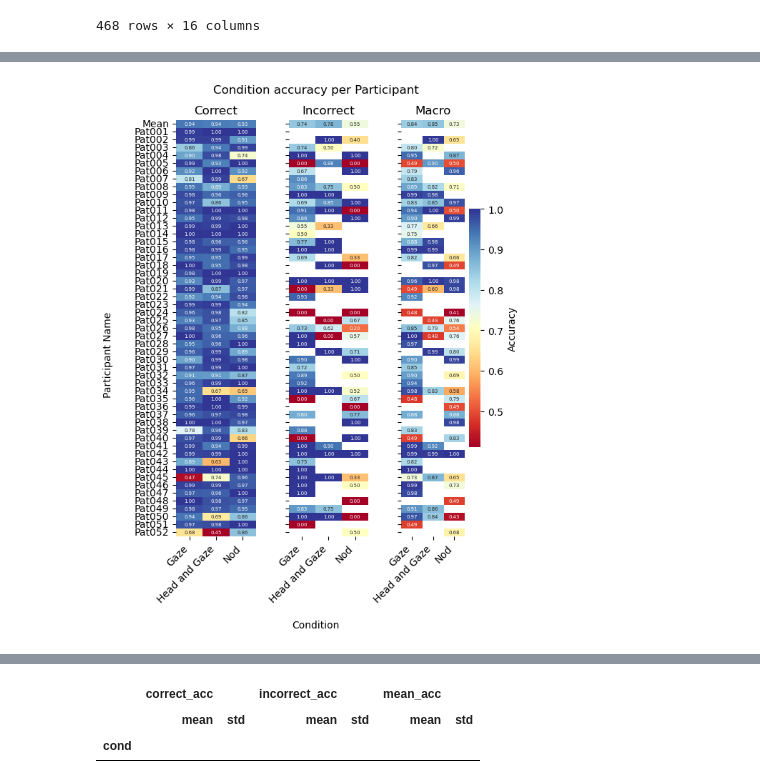
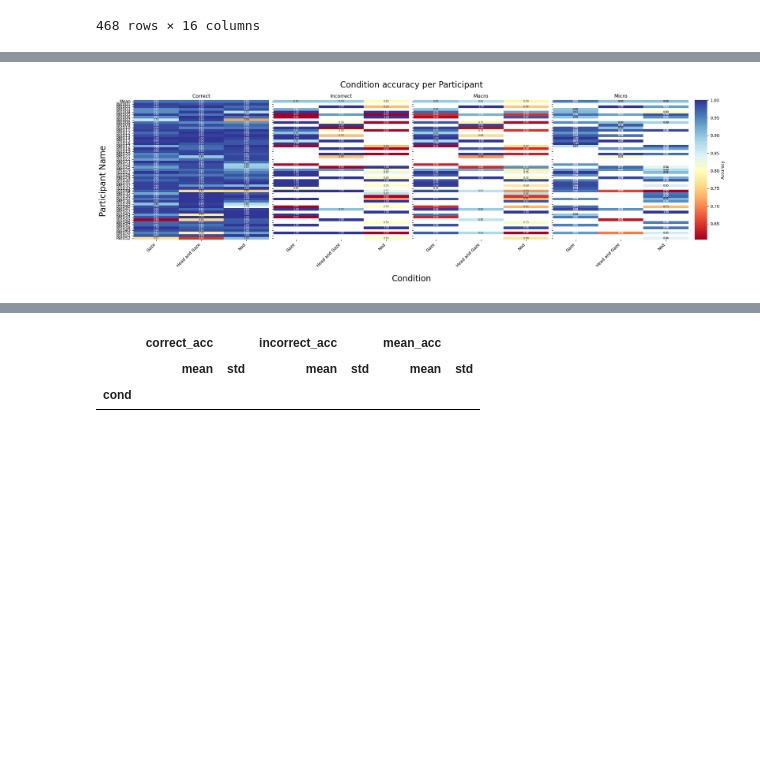
Before and after one commit to Arueris/GazeBasedSelection, a Jupyter notebook: AutoEncoder/results_loso.ipynb, the cells around one changed output, grey strips where cells are left out. Cells and saved outputs as stored; diff of their text form; code cells hidden in the pictures; blank space fills up the shorter version.

Commit message:
add power measurement tcnae

```diff
--- a/AutoEncoder/results_loso.ipynb
+++ b/AutoEncoder/results_loso.ipynb
@@ -4,9 +4,9 @@ import os
 
 # path = "HyperparameterSearchAllModels"
 # path = "Results/LOSO_500msSeq"
-path = "Results/LOSO_a200_b300_f44_seq43"
+path = "Results/LOSO_a200_b300_f44_seq43_finalRounds"
 results = pd.read_csv(os.path.join(path, "loso_log.csv"))
-results["mean_acc"] = (results["correct_acc"] + results["incorrect_acc"]) / 2
+results["macro"] = (results["correct_acc"] + results["incorrect_acc"]) / 2
 results
 # %% [output]
 |  | name | model_type | cond | cv_k | test_participant | hidden_size | num_channels | kernel_size | ... |
@@ -117,13 +152,13 @@ import numpy as np
 metric = "correct_acc"
 condition = "nod"
 
-metric_rename = {"correct_acc": "correct selections", "incorrect_acc": "incorrect selections", "mean_acc": "overall"}
+metric_rename = {"correct_acc": "Correct selections", "incorrect_acc": "Incorrect selections", "macro": "Macro", "micro": "Micro"}
 condition_rename = {"nod": "Nod", "headAndGaze": "Head and Gaze", "gaze": "Gaze"}
 
 mean_dfs = list()
 
 for condition in ["gaze", "headAndGaze", "nod"]:
-    for metric in ["correct_acc", "incorrect_acc", "mean_acc"]:
+    for metric in ["correct_acc", "incorrect_acc", "macro", "micro"]:
         df = results.loc[results.cond==condition, ["name", "test_participant", metric]]
 
         mean_df = df.groupby("name", as_index=False)[metric].agg(np.nanmean)
@@ -135,7 +170,7 @@ for condition in ["gaze", "headAndGaze", "nod"]:
         mean_dfs.append(mean_df.copy())
 
         # Pivot the DataFrame
-        heatmap_data = df.pivot("test_participant", "name", metric)
+        heatmap_data = df.pivot(index="test_participant", columns="name", values=metric)
 
         # Plot the heatmap
         plt.figure(figsize=(12, 8))
@@ -177,6 +215,6 @@ for cond in ["Gaze", "Head and Gaze", "Nod"]:
     mean_df = pd.concat(mean_dfs, ignore_index=True)
     mean_df = mean_df.loc[mean_df.cond==cond]
     plt.figure(figsize=(cm_to_inch(15.11), cm_to_inch(10)))
-    sns.heatmap(mean_df.pivot("metric", "name", "Accuracy"), annot=True, fmt=".2f", cmap="viridis", cbar_kws={'label': 'Accuracy'})
+    sns.heatmap(mean_df.pivot(index="metric", columns="name", values="Accuracy"), annot=True, fmt=".2f", cmap="viridis", cbar_kws={'label': 'Accuracy'})
     plt.title(f"Model results per Metric for Condition: {cond}", fontsize=16)
 # %% [output]
@@ -189,18 +227,18 @@ import seaborn as sns
 import matplotlib.pyplot as plt
 import numpy as np
 
-metric_rename = {"correct_acc": "correct selections", "incorrect_acc": "incorrect selections", "mean_acc": "overall"}
+metric_rename = {"correct_acc": "Correct selections", "incorrect_acc": "Incorrect selections", "macro": "Macro", "micro": "Micro"}
 condition_rename = {"nod": "Nod", "headAndGaze": "Head and Gaze", "gaze": "Gaze"}
 
 # metric = "mean_acc"
-for metric in ["correct_acc", "incorrect_acc", "mean_acc"]:
+for metric in ["correct_acc", "incorrect_acc", "macro", "micro"]:
     df = results.loc[results.name=="TCNAE_1", ["cond", "test_participant", metric]]
     # df = results.loc[results.name.apply(lambda x: x in ["TCNAE_4", "TCNAE_8", "TCNAE_12"]), ["cond", "test_participant", metric]]
     # df = results.loc[results.name.apply(lambda x: x in ["TCNAE_2", "TCNAE_4", "TCNAE_6"]), ["cond", "test_participant", metric]]
     mean_df = df.groupby("cond", as_index=False)[metric].agg(np.nanmean)
     mean_df["test_participant"] = "Mean"
     df = pd.concat([df, mean_df], ignore_index=True)
-    heatmap_data = df.pivot("test_participant", "cond", metric)
+    heatmap_data = df.pivot(index="test_participant", columns="cond", values=metric)
     # display(heatmap_data)
     plt.figure(figsize=(12, 8))
     sns.heatmap(heatmap_data, annot=True, fmt=".2f", cmap="viridis", cbar_kws={'label': 'Accuracy'}, yticklabels=True)
@@ -218,45 +257,57 @@ for metric in ["correct_acc", "incorrect_acc", "mean_acc"]:
 # %%
 import pandas as pd
 import seaborn as sns
 import matplotlib.pyplot as plt
 import numpy as np
 
-metric_rename = {"correct_acc": "Correct", "incorrect_acc": "Incorrect", "mean_acc": "Macro"}
+metric_rename = {"correct_acc": "Correct", "incorrect_acc": "Incorrect", "macro": "Macro", "micro": "Micro"}
 condition_rename = {"nod": "Nod", "headAndGaze": "Head and Gaze", "gaze": "Gaze"}
-
+# condition_rename = {"nod": "N", "headAndGaze": "HaG", "gaze": "G"}
 def cm_to_inch(cm):
     return cm / 2.54
 
-fig, axs = plt.subplots(1, 3, figsize=(cm_to_inch(15.11), cm_to_inch(20)), sharey=True)
-# metric = "mean_acc"
-for metric, ax in zip(["correct_acc", "incorrect_acc", "mean_acc"], axs):
-    # df = results.loc[results.name=="TCNAE_4", ["cond", "test_participant", metric]]
-    # df = results.loc[results.name.apply(lambda x: x in ["TCNAE_4", "TCNAE_8", "TCNAE_12"]), ["cond", "test_participant", metric]]
+fig, axs = plt.subplots(1, 4, figsize=(cm_to_inch(15.11), cm_to_inch(20)), sharey=True)
+# fig, axs = plt.subplots(1, 4, figsize=(21,7), sharey=True)
+
+
+
+for metric, ax in zip(["correct_acc", "incorrect_acc", "macro", "micro"], axs):
     df = results.loc[results.name.apply(lambda x: x in ["TCNAE_2", "TCNAE_4", "TCNAE_6"]), ["cond", "test_participant", metric]]
     df.cond = df.cond.apply(lambda x: condition_rename[x])
     mean_df = df.groupby("cond", as_index=False)[metric].agg(np.nanmean)
     mean_df["test_participant"] = "Mean"
     df = pd.concat([df, mean_df], ignore_index=True)
-    heatmap_data = df.pivot("test_participant", "cond", metric)
-    # display(heatmap_data)
-    # plt.figure(figsize=(12, 8))
-    sns.heatmap(heatmap_data, annot=True, fmt=".2f", cmap="RdYlBu", yticklabels=True, annot_kws={"size":5}, ax=ax, cbar=metric == "mean_acc", cbar_kws={'label': 'Accuracy'})
+    heatmap_data = df.pivot(index="test_participant", columns="cond", values=metric)
+
+    sns.heatmap(heatmap_data, annot=True, fmt=".2f", cmap="RdYlBu", yticklabels=True, annot_kws={"size":6}, ax=ax,
+                cbar=False, cbar_kws={'label': 'Accuracy'}, cbar_ax=None)
 
     ax.set_title(f'{metric_rename[metric]}')
     ax.set_xlabel("", fontsize=1)
     ax.set_ylabel("", fontsize=1)
     ax.set_xticklabels(ax.get_xticklabels(), rotation=45, ha='right', fontsize=10)
-    # ax.set_xticklabels(["Gaze", "Head and Gaze", "Nod"], rotation=45, ha='right', fontsize=10)
 
-    # plt.title(f'Condition accuracy per Participant; {metric_rename[metric]}')
-    # plt.xlabel("Condition", fontsize=12)
-    # plt.ylabel("Participant Name", fontsize=12)
 
-fig.supylabel("Participant Name", fontsize=10, x=0)
-fig.supxlabel("Condition", fontsize=10)
-fig.suptitle("Condition accuracy per Participant", fontsize=12)
-plt.tight_layout()
+
+label_font_size = 20
+fig.supylabel("Participant Name", fontsize=label_font_size, x=0)
+fig.supxlabel("Condition", fontsize=label_font_size)
+fig.suptitle("Condition accuracy per Participant", fontsize=label_font_size)
+
+# Automatically calculate the position and size of the color bar
+fig.tight_layout(rect=[0, 0, 0.95, 1])
+bbox = axs[-1].get_position()
+cbar_ax = fig.add_axes([bbox.x1 + 0.01, bbox.y0, 0.02, bbox.height])  # [left, bottom, width, height]
+
+# Add the color bar
+sns.heatmap(heatmap_data, annot=True, fmt=".2f", cmap="RdYlBu", yticklabels=True, annot_kws={"size":6}, ax=axs[-1],
+            cbar=True, cbar_kws={'label': 'Accuracy'}, cbar_ax=cbar_ax)
+
+
+
+# plt.tight_layout(rect=[0, 0, 0.9, 0.9])
+# fig.subplots_adjust(right=0.85)
 plt.savefig("Results_Imgs/condition_accuracy_per_participant.png", dpi=500)
 plt.show()
 # %% [output]
-[figure, old version]
+[figure, new version]
```
Also changed, not shown: parts of 14 cells of this notebook, 13 other files.
